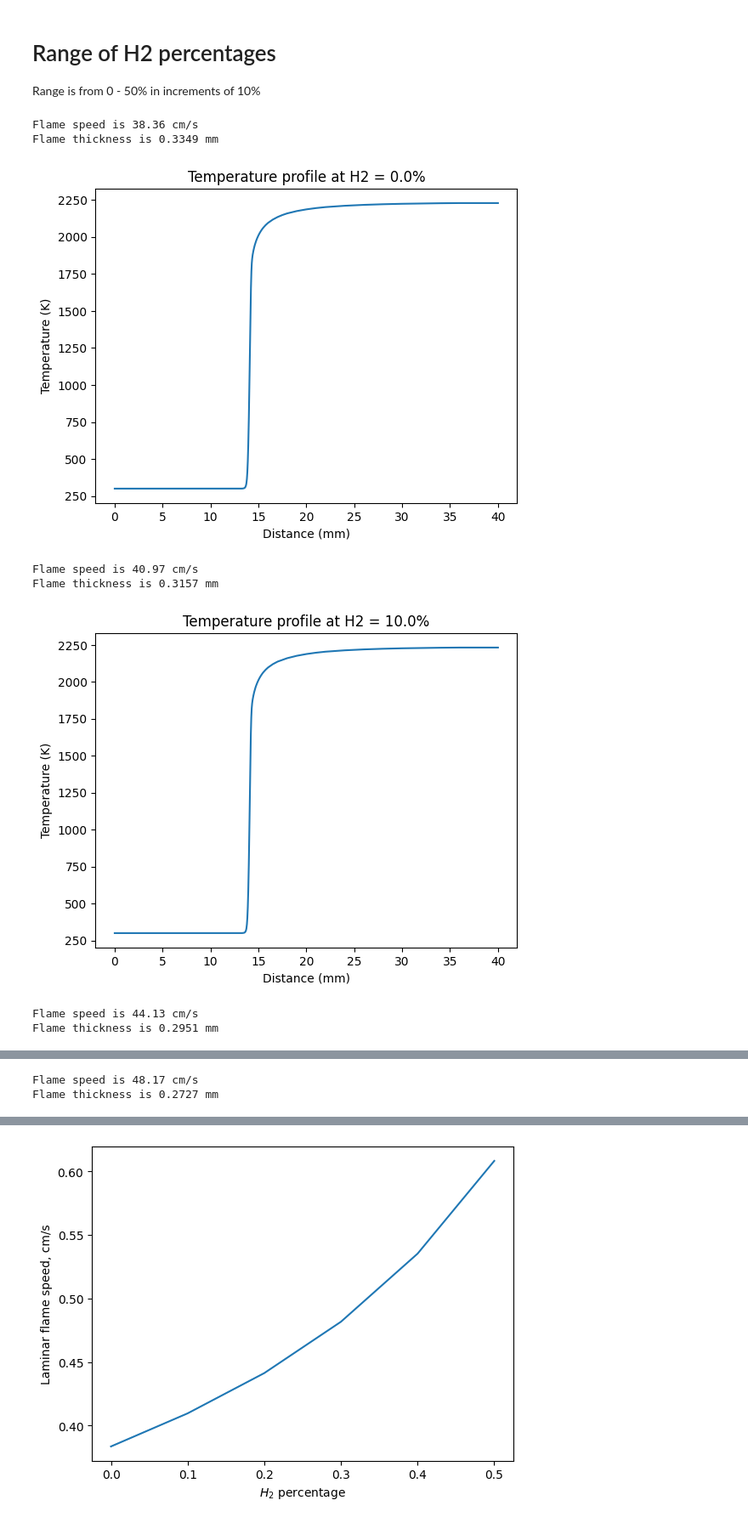
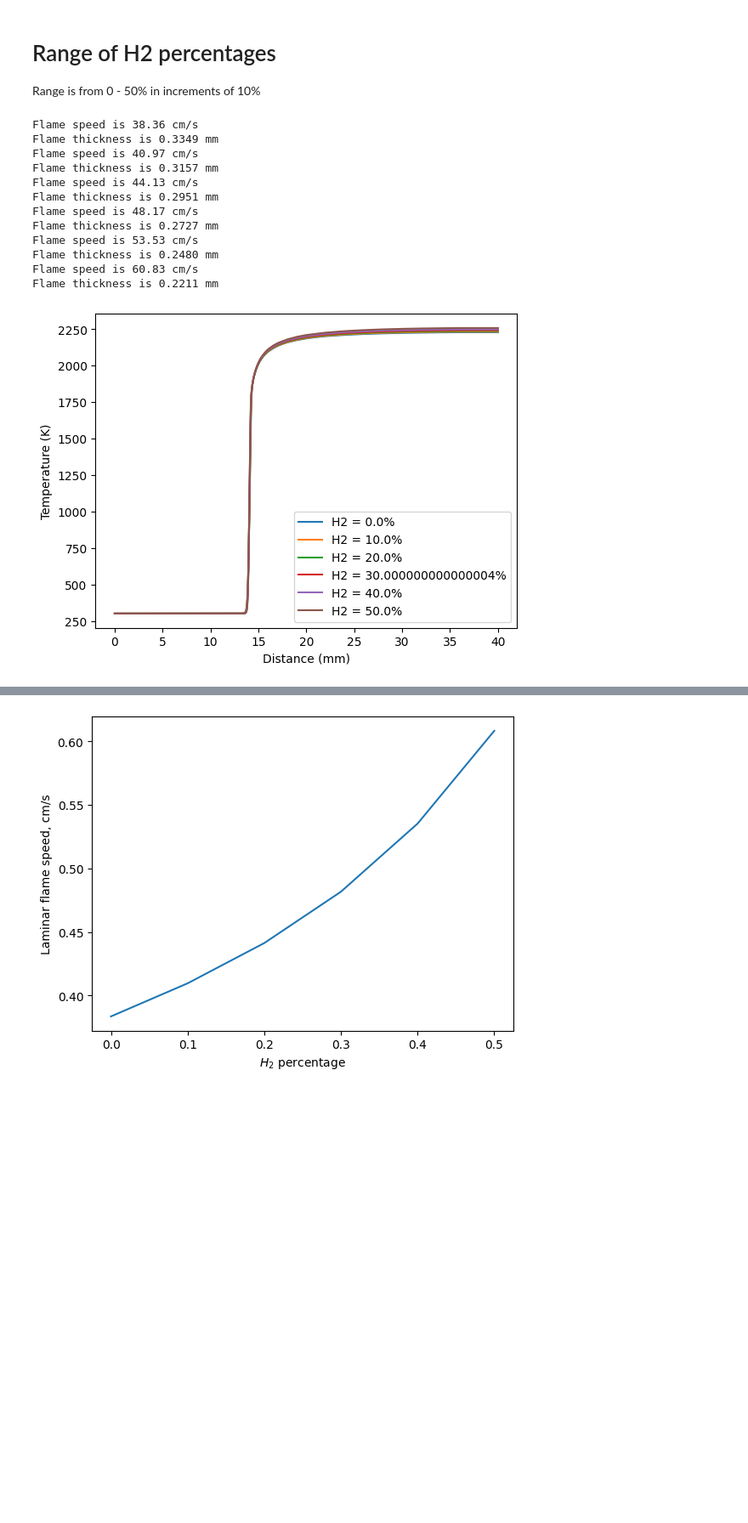
Before and after one commit to mcfardc/AERO-7970, a Jupyter notebook: HW3_P3.ipynb, the cells around one changed output, grey strips where cells are left out. Shown at 85% size. Saved outputs shown, nothing was run; the diff lists cells and outputs as text; code cells hidden in the pictures; blank space fills up the shorter version.

```diff
--- a/HW3_P3.ipynb
+++ b/HW3_P3.ipynb
@@ -161,41 +161,49 @@ SL_vec = np.zeros(len(perc_vec)) # flame speed vector
 thickness_vec = np.zeros(len(perc_vec))
 
 for i in range(len(perc_vec)):
   gas = ct.Solution('gri30.yaml')
   gas.TP = 300, ct.one_atm
   phi = 1
   perc = perc_vec[i]
   FUEL = f'CH4:{1*(1-perc)}, H2:{perc}'
   OXID = 'O2:1, N2:3.76'
   gas.set_equivalence_ratio(phi,FUEL,OXID)
   # Domain size in meters
   w = 0.01
   # Create flame object
   flame = ct.FreeFlame(gas, width=w)
   # Solver tolerance and logging level
   flame.set_refine_criteria(ratio = 3, slope = 0.1, curve = 0.1)
   loglevel = 0
   # Solve
   flame.solve(loglevel = loglevel, auto=True)
   Su0 = flame.velocity[0]
   SL_vec[i] = Su0
   print('Flame speed is {:.2f} cm/s'.format(Su0*100))
   # Calculate flame thickness
   alpha = flame.thermal_conductivity[-1]/(flame.cp[0]*flame.density[0])
   thickness = alpha/Su0
   thickness_vec[i] = thickness
   print('Flame thickness is {:.4f} mm'.format(thickness*1000))
-  plt.plot(flame.grid*1e3, flame.T)
-  plt.xlabel('Distance (mm)')
-  plt.ylabel('Temperature (K)')
-  plt.title(f'Temperature profile at H2 = {perc*100}%')
-  plt.show()
+  plt.figure(1)
+  plt.plot(flame.grid*1e3, flame.T, label=f'H2 = {perc*100}%')
+
+plt.figure(1)
+plt.legend()
+plt.xlabel('Distance (mm)')
+plt.ylabel('Temperature (K)')
+plt.show()
 # %% [output]
 Flame speed is 38.36 cm/s
 Flame thickness is 0.3349 mm
+Flame speed is 40.97 cm/s
+Flame thickness is 0.3157 mm
+Flame speed is 44.13 cm/s
+Flame thickness is 0.2951 mm
+Flame speed is 48.17 cm/s
+Flame thickness is 0.2727 mm
+Flame speed is 53.53 cm/s
+Flame thickness is 0.2480 mm
+Flame speed is 60.83 cm/s
+Flame thickness is 0.2211 mm
-[figure, old version]
+[figure, new version]
-Flame speed is 40.97 cm/s
-Flame thickness is 0.3157 mm
-[figure, removed]
-Flame speed is 44.13 cm/s
-Flame thickness is 0.2951 mm
@@ -203,2 +209,0 @@ Flame thickness is 0.2951 mm
-Flame speed is 48.17 cm/s
-Flame thickness is 0.2727 mm
```
Also changed, not shown: parts of 1 cell of this notebook.
